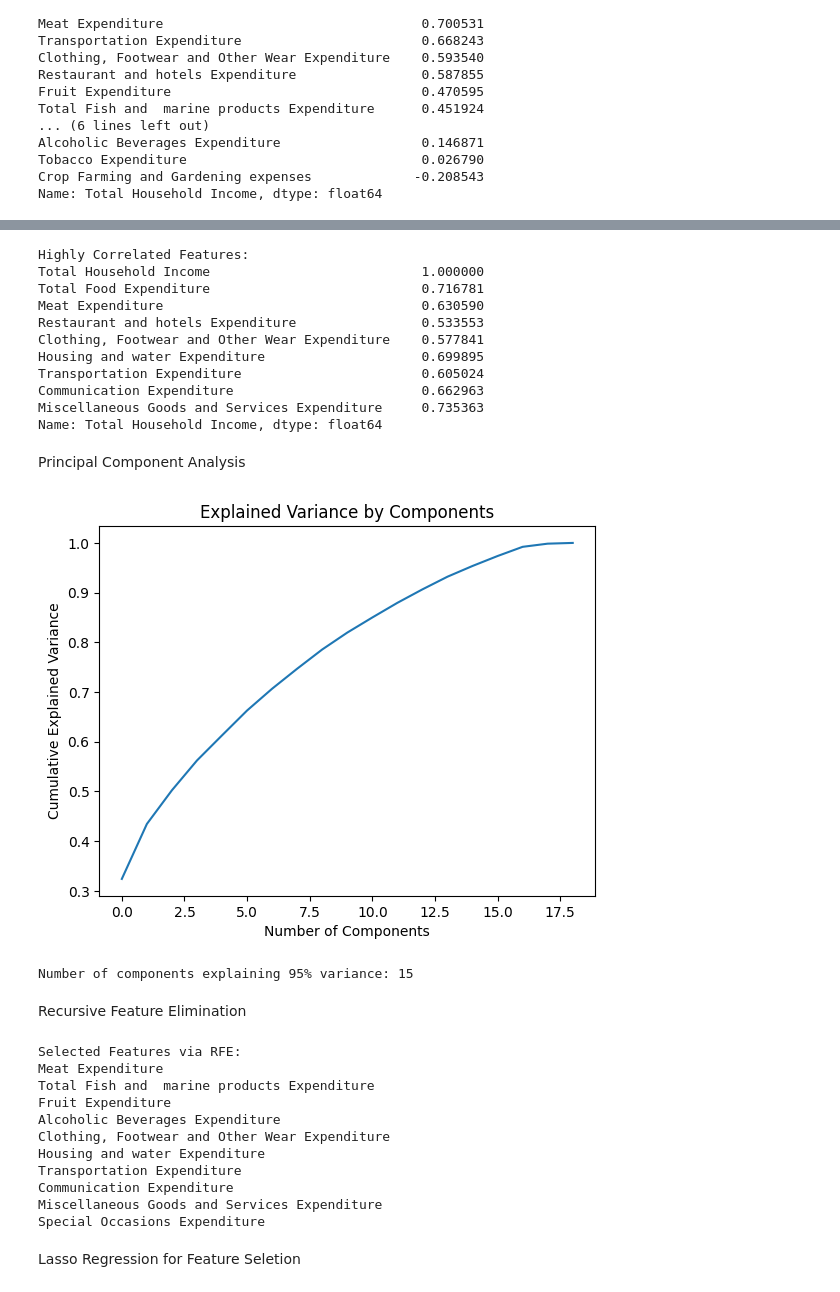
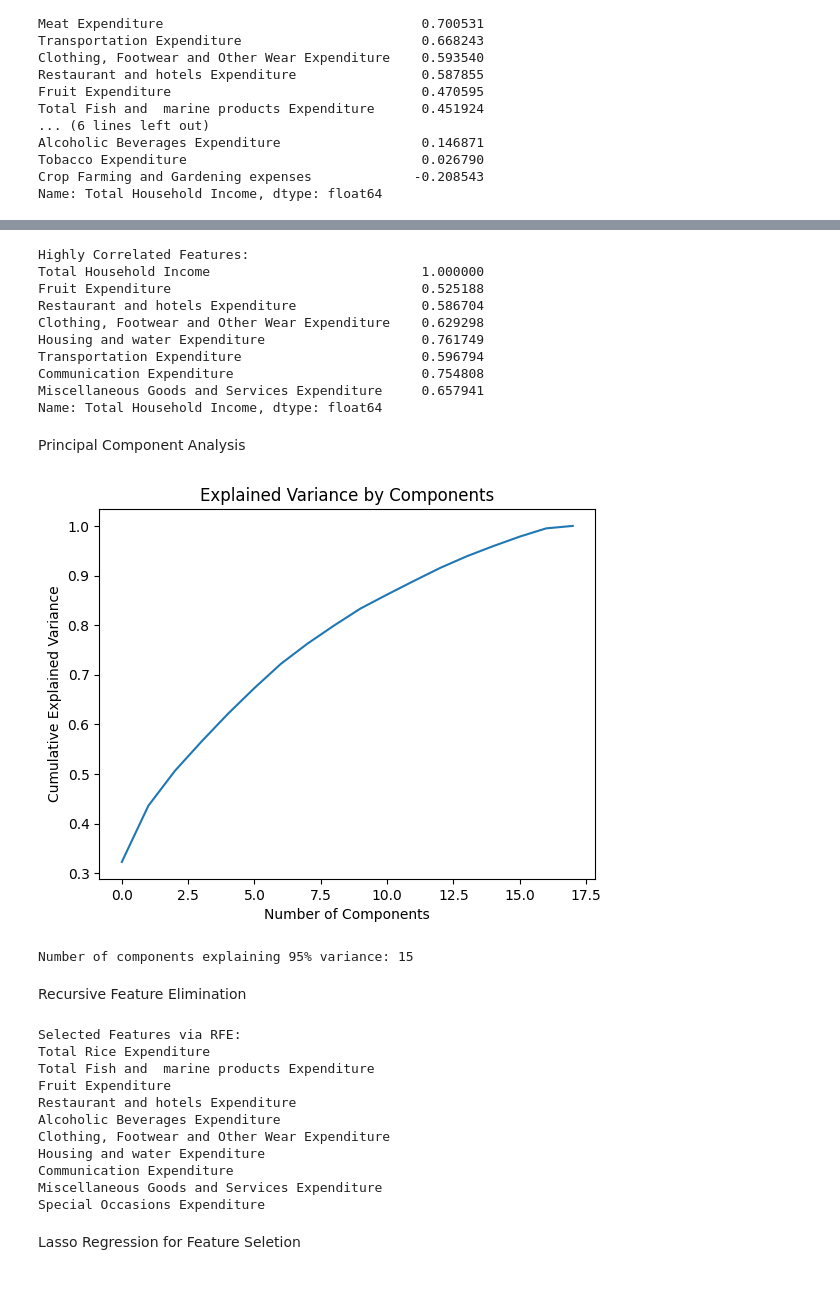
Before and after one commit to Meowxeth/PT-CaseStudy, a Jupyter notebook: main.ipynb, the cells around one changed output, grey strips where cells are left out. Drawn from its saved outputs; the diff is of its cells as text; code cells hidden in the pictures.

```diff
--- a/main.ipynb
+++ b/main.ipynb
@@ -326,0 +389,7 @@ We have to use a different type of model.
+# %%
+grouped_by_region = continuous_by_region_df.groupby('Region')
+# Filter the DataFrame to include only one specific region (e.g., Region 'North')
+NCR_region_df = continuous_by_region_df[continuous_by_region_df['Region'] == 'NCR']
+
+# Display the filtered DataFrame
+print(NCR_region_df)
@@ -327,6 +414,6 @@ We have to use a different type of model.
 # %%
 # Create a correlation matrix
-correlation_matrix = continous_df.corr()
+correlation_matrix = NCR_region_df.drop(columns=['Region','Total Food Expenditure'],axis=1).corr()
 
 # Identify highly correlated features
 high_correlation_features = correlation_matrix[abs(
@@ -336,44 +423,43 @@ print(high_correlation_features)
 # %% [output]
 Highly Correlated Features:
 Total Household Income                           1.000000
-Total Food Expenditure                           0.716781
-Meat Expenditure                                 0.630590
-Restaurant and hotels Expenditure                0.533553
-Clothing, Footwear and Other Wear Expenditure    0.577841
-Housing and water Expenditure                    0.699895
-Transportation Expenditure                       0.605024
-Communication Expenditure                        0.662963
-Miscellaneous Goods and Services Expenditure     0.735363
+Fruit Expenditure                                0.525188
+Restaurant and hotels Expenditure                0.586704
+Clothing, Footwear and Other Wear Expenditure    0.629298
+Housing and water Expenditure                    0.761749
+Transportation Expenditure                       0.596794
+Communication Expenditure                        0.754808
+Miscellaneous Goods and Services Expenditure     0.657941
 Name: Total Household Income, dtype: float64
 # %% [markdown]
 Principal Component Analysis
 # %%
 from sklearn.preprocessing import StandardScaler
 from sklearn.decomposition import PCA
 
-# Prepare the features (exclude the target variable)
-features = continous_df.drop('Total Household Income', axis=1)
+# Prepare the features (exclude the target variable, Total Food Expenditure, and Region Column)
+features = NCR_region_df.drop(['Total Household Income', 'Total Food Expenditure','Region'], axis=1)
 
 # Standardize the features
 scaler = StandardScaler()
 features_scaled = scaler.fit_transform(features)
 
 # Apply PCA
 pca = PCA()
 pca.fit(features_scaled)
 
 # Plot cumulative explained variance ratio
 plt.plot(np.cumsum(pca.explained_variance_ratio_))
 plt.xlabel('Number of Components')
 plt.ylabel('Cumulative Explained Variance')
 plt.title('Explained Variance by Components')
 plt.show()
 
 # Select components that explain 95% of variance
 n_components = np.argmax(np.cumsum(pca.explained_variance_ratio_) >= 0.95) + 1
 print(f"Number of components explaining 95% variance: {n_components}")
 # %% [output]
-[figure, old version]
+[figure, new version]
 Number of components explaining 95% variance: 15
 # %% [markdown]
 Recursive Feature Elimination
@@ -382,8 +468,8 @@ from sklearn.feature_selection import RFE
 from sklearn.linear_model import LinearRegression
 
 # Prepare features and target
-X = continous_df.drop(['Total Food Expenditure','Total Household Income'], axis=1)
-y = continous_df['Total Household Income']
+X = NCR_region_df.drop(['Total Household Income', 'Total Food Expenditure','Region'], axis=1)
+y = NCR_region_df['Total Household Income']
 
 # Create the RFE model
 rfe_selector = RFE(estimator=LinearRegression(),
@@ -397,13 +483,13 @@ for i in selected_features.tolist():
     print(i)
 # %% [output]
 Selected Features via RFE:
-Meat Expenditure
+Total Rice Expenditure
 Total Fish and  marine products Expenditure
 Fruit Expenditure
+Restaurant and hotels Expenditure
 Alcoholic Beverages Expenditure
 Clothing, Footwear and Other Wear Expenditure
 Housing and water Expenditure
-Transportation Expenditure
 Communication Expenditure
 Miscellaneous Goods and Services Expenditure
 Special Occasions Expenditure
```
Also changed, not shown: parts of 20 cells of this notebook.
